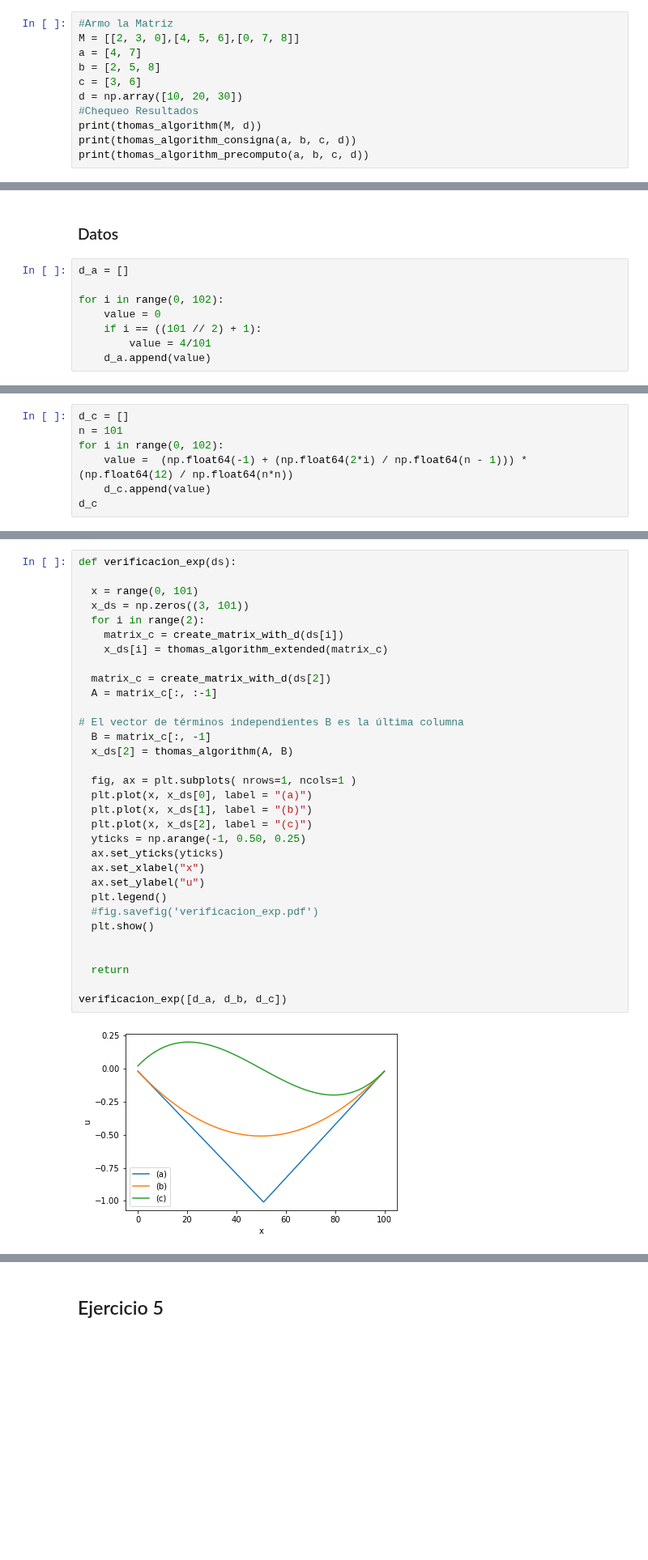
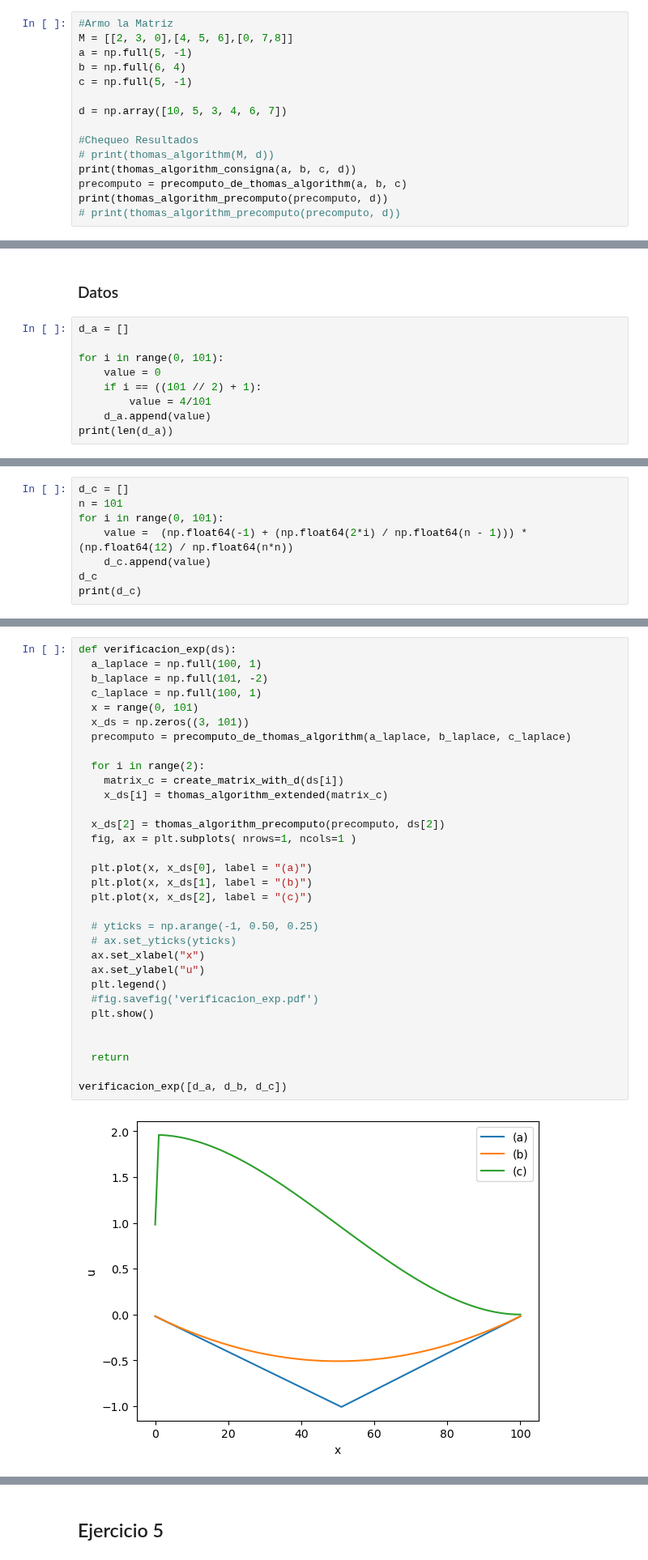
Before and after one commit to agFrenk/Metodos-TP, a Jupyter notebook: resolucion_tp.ipynb, the cells around one changed output, grey strips where cells are left out. Shown at 81% size. Saved outputs shown, nothing was run; the diff lists cells and outputs as text; blank space fills up the shorter version.

Commit message:
precomputo punto 3 terminado

```diff
--- a/resolucion_tp.ipynb
+++ b/resolucion_tp.ipynb
@@ -361,13 +395,17 @@ a = [4, 7] ; b = [2, 5, 8] ; c = [3, 6] ; d = [10, 20, 30] <br>
 | 0  7  8 | &nbsp;| z | &nbsp;&nbsp;  | 30 | <br>
 # %%
 #Armo la Matriz
-M = [[2, 3, 0],[4, 5, 6],[0, 7, 8]]
-a = [4, 7]
-b = [2, 5, 8]
-c = [3, 6]
-d = np.array([10, 20, 30])
+M = [[2, 3, 0],[4, 5, 6],[0, 7,8]]
+a = np.full(5, -1)
+b = np.full(6, 4)
+c = np.full(5, -1)
+
+d = np.array([10, 5, 3, 4, 6, 7])
+
 #Chequeo Resultados
-print(thomas_algorithm(M, d))
+# print(thomas_algorithm(M, d))
 print(thomas_algorithm_consigna(a, b, c, d))
-print(thomas_algorithm_precomputo(a, b, c, d))
+precomputo = precomputo_de_thomas_algorithm(a, b, c)
+print(thomas_algorithm_precomputo(precomputo, d))
+# print(thomas_algorithm_precomputo(precomputo, d))
 # %% [output]
@@ -381,8 +418,9 @@ print(thomas_algorithm_precomputo(a, b, c, d))
 # %%
 d_a = []
 
-for i in range(0, 102):
+for i in range(0, 101):
     value = 0
     if i == ((101 // 2) + 1):
         value = 4/101
     d_a.append(value)
+print(len(d_a))
@@ -392,7 +435,8 @@ d_b = np.full(101, np.float64(4) / np.float64(101**2))
 # %%
 d_c = []
 n = 101
-for i in range(0, 102):
+for i in range(0, 101):
     value =  (np.float64(-1) + (np.float64(2*i) / np.float64(n - 1))) * (np.float64(12) / np.float64(n*n))
     d_c.append(value)
 d_c
+print(d_c)
@@ -436,37 +470,37 @@ c_laplace = np.full(100, 1)
 # %%
 def verificacion_exp(ds):
-
+  a_laplace = np.full(100, 1)
+  b_laplace = np.full(101, -2)
+  c_laplace = np.full(100, 1)
   x = range(0, 101)
   x_ds = np.zeros((3, 101))
+  precomputo = precomputo_de_thomas_algorithm(a_laplace, b_laplace, c_laplace)
+
   for i in range(2):
     matrix_c = create_matrix_with_d(ds[i])
     x_ds[i] = thomas_algorithm_extended(matrix_c)
 
-  matrix_c = create_matrix_with_d(ds[2])
-  A = matrix_c[:, :-1]
+  x_ds[2] = thomas_algorithm_precomputo(precomputo, ds[2])
+  fig, ax = plt.subplots( nrows=1, ncols=1 )
 
-# El vector de términos independientes B es la última columna
-  B = matrix_c[:, -1]
-  x_ds[2] = thomas_algorithm(A, B)
-
-  fig, ax = plt.subplots( nrows=1, ncols=1 )
   plt.plot(x, x_ds[0], label = "(a)")
   plt.plot(x, x_ds[1], label = "(b)")
   plt.plot(x, x_ds[2], label = "(c)")
-  yticks = np.arange(-1, 0.50, 0.25)
-  ax.set_yticks(yticks)
+
+  # yticks = np.arange(-1, 0.50, 0.25)
+  # ax.set_yticks(yticks)
   ax.set_xlabel("x")
   ax.set_ylabel("u")
   plt.legend()
   #fig.savefig('verificacion_exp.pdf')
   plt.show()
 
 
   return
 
 verificacion_exp([d_a, d_b, d_c])
 # %% [output]
-[figure, old version]
+[figure, new version]
 # %%
 
 M = create_matrix_with_d(d)
```
Also changed, not shown: parts of 11 cells of this notebook.
